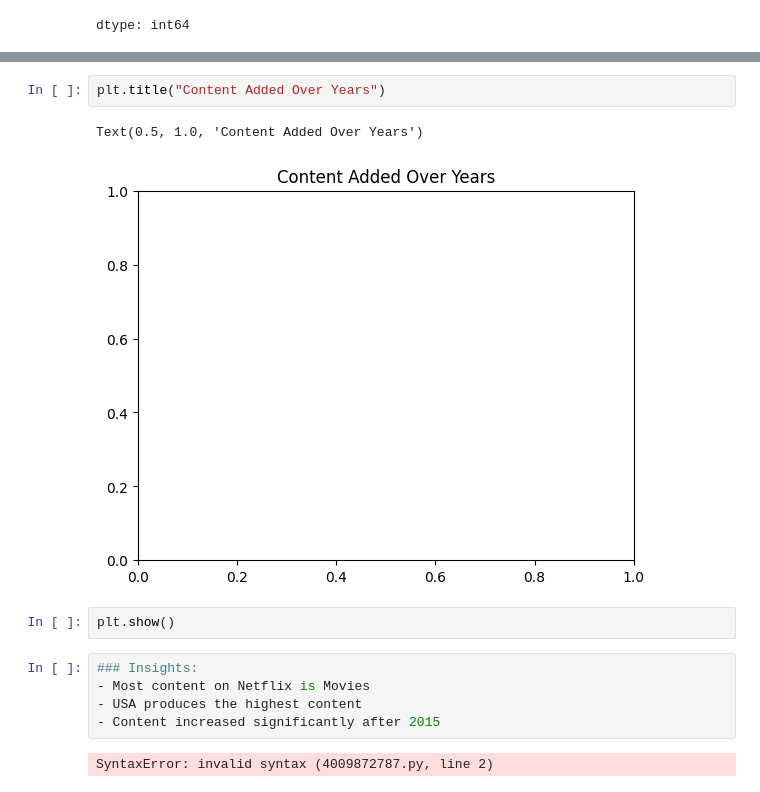
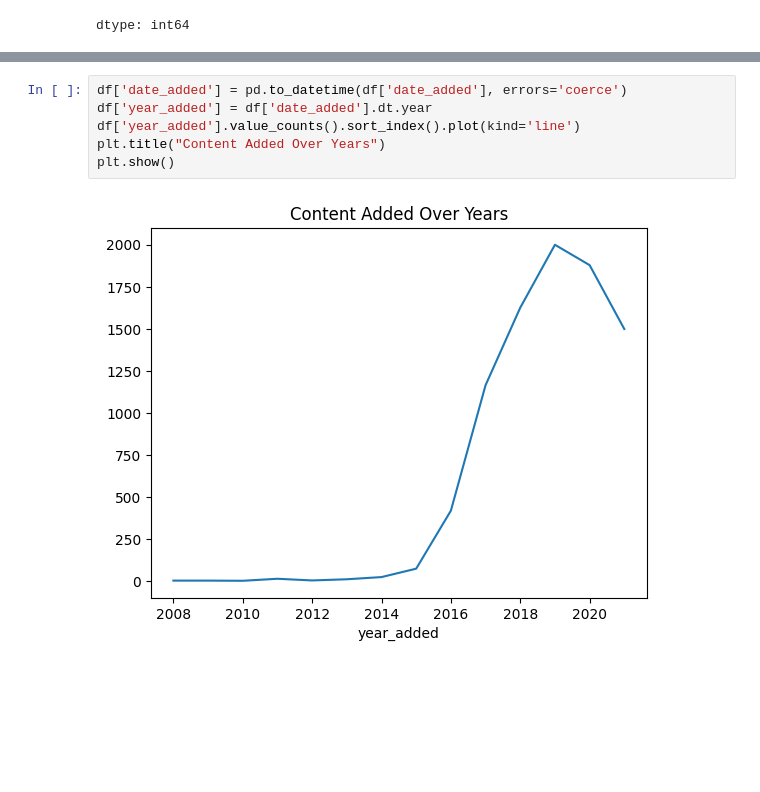
Before and after one commit to leeeshart/Netflix-data-analysis-, a Jupyter notebook: Netflix_and_movies_analysis.ipynb, the cells around one changed output, grey strips where cells are left out. Cells and saved outputs as stored; diff of their text form; blank space fills up the shorter version.

```diff
--- a/Netflix_and_movies_analysis.ipynb
+++ b/Netflix_and_movies_analysis.ipynb
@@ -158,14 +149,8 @@ df['year_added'].value_counts().sort_index().plot(kind='line')
-# %%
-plt.title("Content Added Over Years")
-# %% [output]
-Text(0.5, 1.0, 'Content Added Over Years')
-[figure, removed]
-# %%
-plt.show()
-# %%
-### Insights:
-- Most content on Netflix is Movies
-- USA produces the highest content
-- Content increased significantly after 2015
-# %% [output]
-SyntaxError: invalid syntax (4009872787.py, line 2)
+# %%
+df['date_added'] = pd.to_datetime(df['date_added'], errors='coerce')
+df['year_added'] = df['date_added'].dt.year
+df['year_added'].value_counts().sort_index().plot(kind='line')
+plt.title("Content Added Over Years")
+plt.show()
+# %% [output]
+[figure, added]
```
Also changed, not shown: parts of 23 cells of this notebook.
